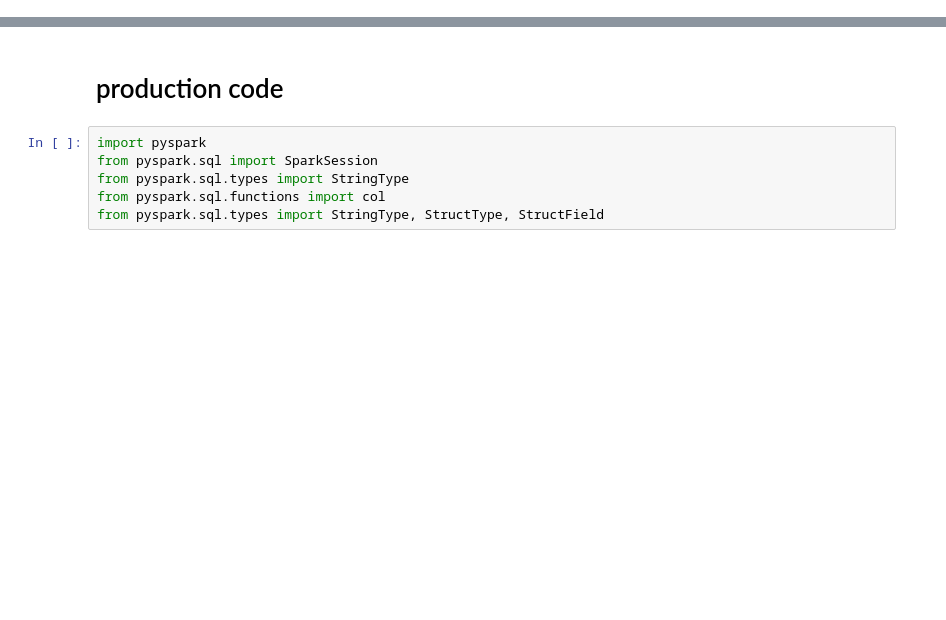
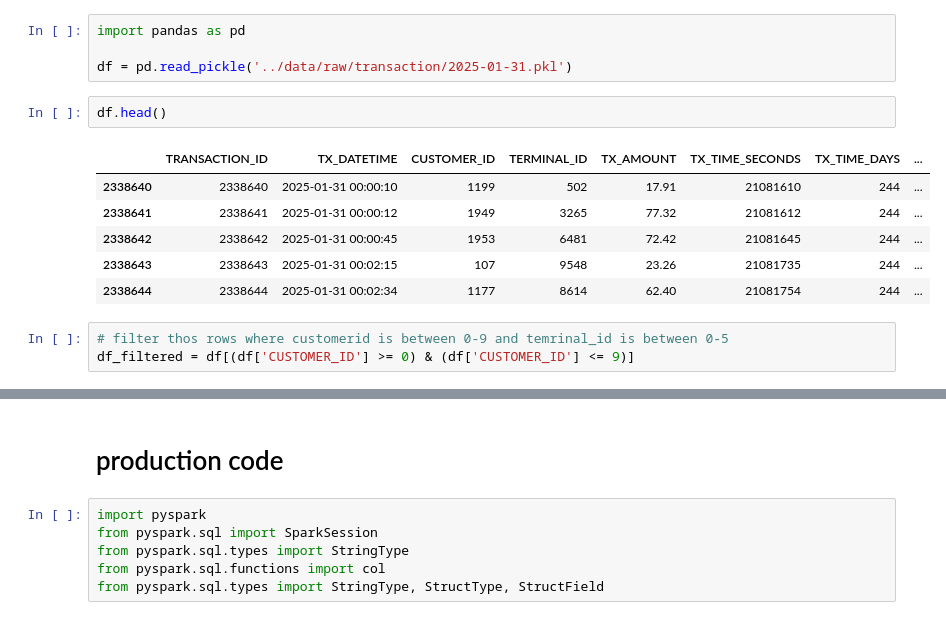
Before and after one commit to sauravtanwar786/Real-time_fraud_detection_system, a Jupyter notebook: local_dev_notebooks/kafka_s3_sink_customers.ipynb, the cells around one changed output, grey strips where cells are left out. Cells and saved outputs as stored; diff of their text form; blank space fills up the shorter version.

```diff
--- a/local_dev_notebooks/kafka_s3_sink_customers.ipynb
+++ b/local_dev_notebooks/kafka_s3_sink_customers.ipynb
@@ -0,0 +1,16 @@
+# %%
+import pandas as pd
+
+df = pd.read_pickle('../data/raw/transaction/2025-01-31.pkl')
+# %%
+df.head()
+# %% [output]
+|  | TRANSACTION_ID | TX_DATETIME | CUSTOMER_ID | TERMINAL_ID | TX_AMOUNT | TX_TIME_SECONDS | TX_TIME_DAYS | ... |
+| 2338640 | 2338640 | 2025-01-31 00:00:10 | 1199 | 502 | 17.91 | 21081610 | 244 | ... |
+| 2338641 | 2338641 | 2025-01-31 00:00:12 | 1949 | 3265 | 77.32 | 21081612 | 244 | ... |
+| 2338642 | 2338642 | 2025-01-31 00:00:45 | 1953 | 6481 | 72.42 | 21081645 | 244 | ... |
+| 2338643 | 2338643 | 2025-01-31 00:02:15 | 107 | 9548 | 23.26 | 21081735 | 244 | ... |
+| 2338644 | 2338644 | 2025-01-31 00:02:34 | 1177 | 8614 | 62.40 | 21081754 | 244 | ... |
+# %%
+# filter thos rows where customerid is between 0-9 and temrinal_id is between 0-5
+df_filtered = df[(df['CUSTOMER_ID'] >= 0) & (df['CUSTOMER_ID'] <= 9)]
```
Also changed, not shown: parts of 2 cells of this notebook, 9 other files.
